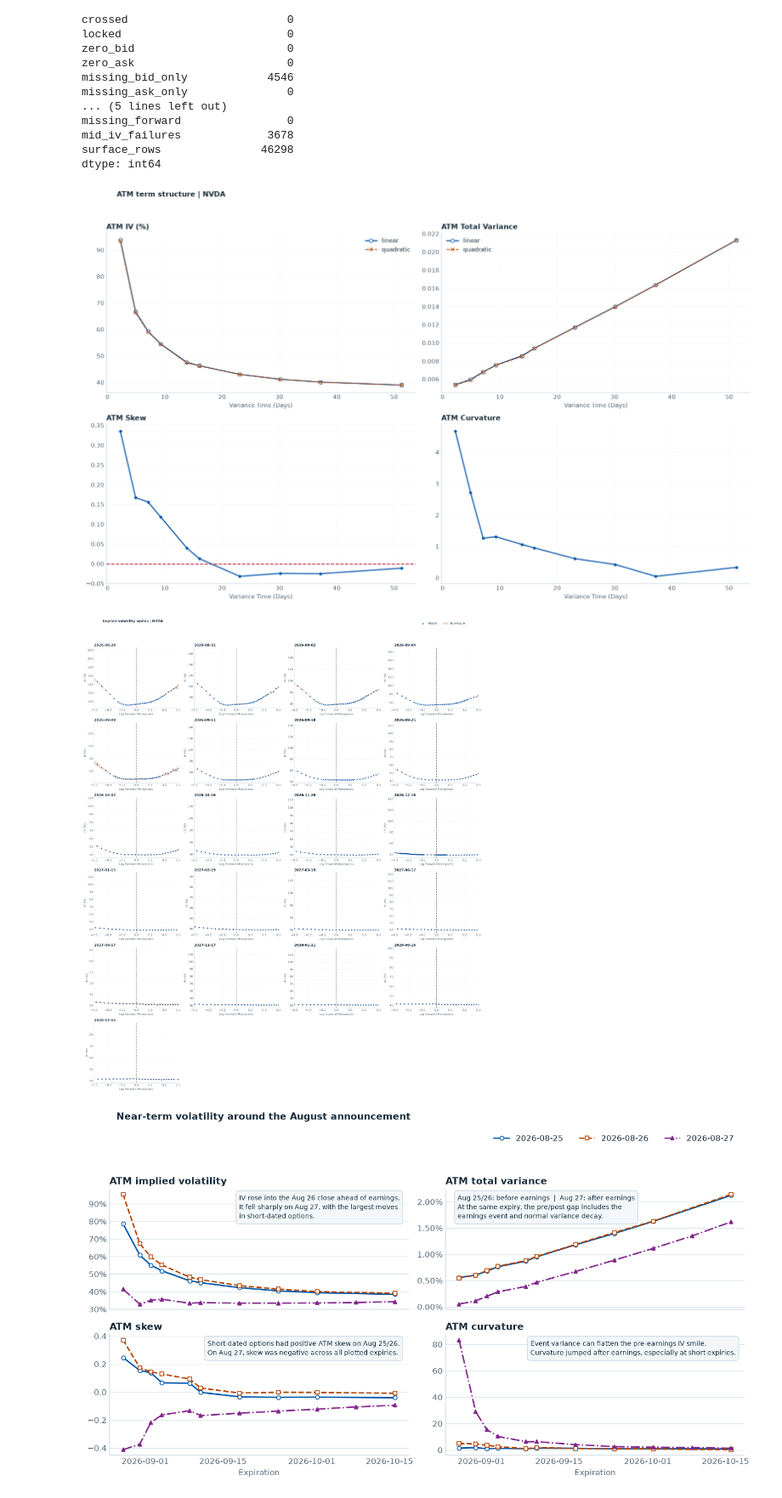
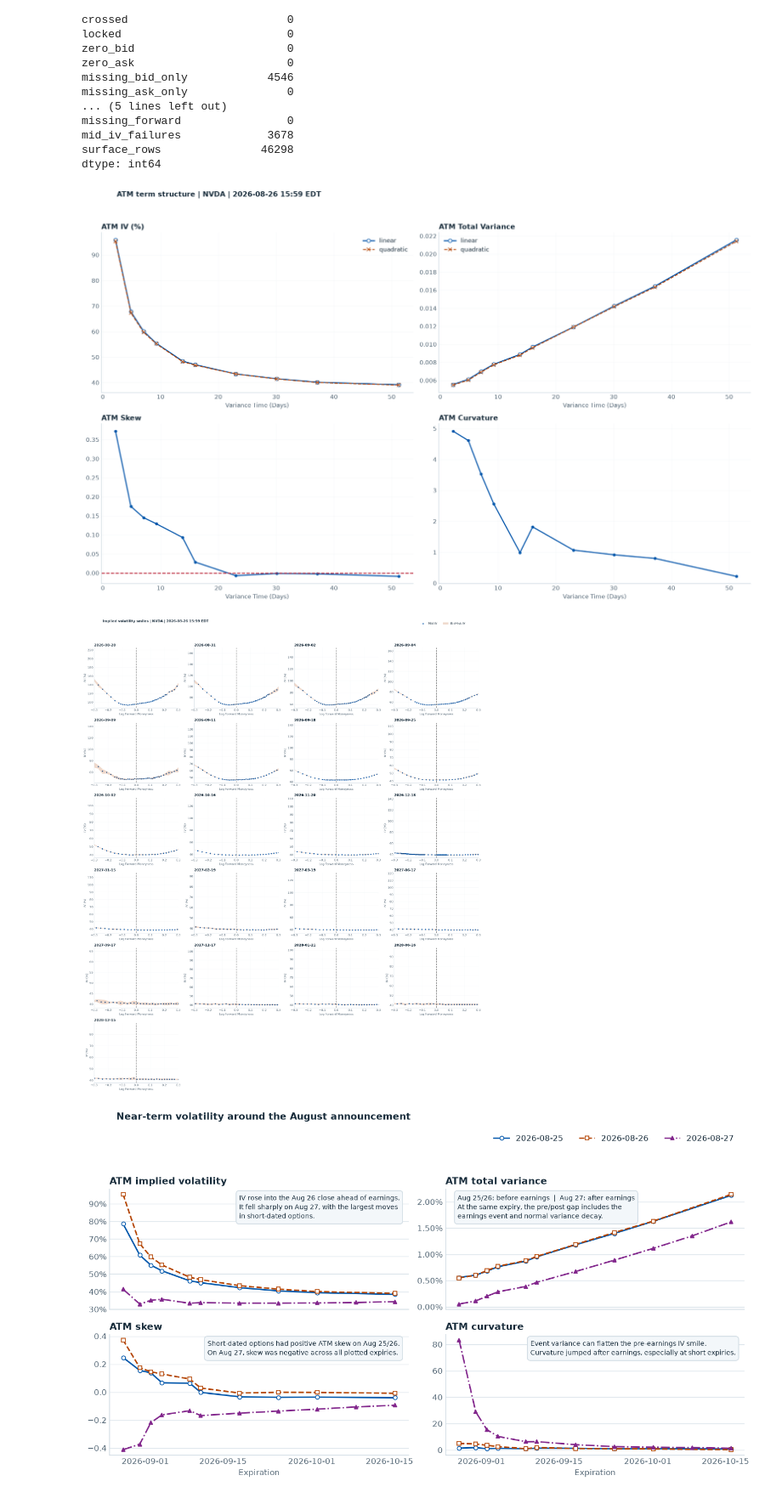
Before and after one commit to tytsai123/event-vol, a Jupyter notebook: event-vol.ipynb, the cells around one changed output. Shown at 85% size. Drawn from its saved outputs; the diff is of its cells as text; code cells hidden in the pictures.

Commit message:
Use consistent close snapshots throughout the notebook

```diff
--- a/event-vol.ipynb
+++ b/event-vol.ipynb
@@ -61,7 +61,13 @@ results = {
 pipeline_result = results["2026-08-26"]
 atm_df = pipeline_result["atm_df"]
 surface_df = pipeline_result["surface_df"]
-snapshot = h.latest_snapshot(atm_df)
+snapshots_by_session = {
+    date: h.latest_snapshot(result["atm_df"])
+    for date, result in results.items()
+}
+snapshot = snapshots_by_session["2026-08-26"]
+snapshot_time = snapshot["ts_recv"].iloc[0]
+snapshot_time_et = snapshot_time.tz_convert("America/New_York")
 
 display(pipeline_result["quality"])
 # %% [output]
@@ -83,25 +89,25 @@ mid_iv_failures             3678
 surface_rows               46298
 dtype: int64
 # %%
-fig, axes = h.plot_atm_term_structure(atm_df, max_dte=60)
+fig, axes = h.plot_atm_term_structure(atm_df, timestamp=snapshot_time, max_dte=60)
 for ax in axes[0]:
     linear, quadratic = ax.lines
     linear.set(color=blue, marker="o", markerfacecolor="white", markersize=6)
     quadratic.set(color=amber, linestyle="--", marker="x", markersize=6, linewidth=1.5)
     ax.legend()
 axes[1, 0].axhline(0, color="#B91C31", linestyle="--", linewidth=1.5)
-fig.suptitle("ATM term structure | NVDA", x=0.055, ha="left", weight="bold")
+fig.suptitle(f"ATM term structure | NVDA | {snapshot_time_et:%Y-%m-%d %H:%M %Z}", x=0.055, ha="left", weight="bold")
 fig.tight_layout(rect=(0, 0, 1, 0.95))
 plt.show()
 
-fig, axes = h.plot_smiles(surface_df)
-fig.suptitle("Implied volatility smiles | NVDA", x=0.055, ha="left", weight="bold")
+fig, axes = h.plot_smiles(surface_df, timestamp=snapshot_time)
+fig.suptitle(f"Implied volatility smiles | NVDA | {snapshot_time_et:%Y-%m-%d %H:%M %Z}", x=0.055, ha="left", weight="bold")
 visible_axes = [ax for ax in axes.flat if ax.get_visible()]
 handles, labels = visible_axes[0].get_legend_handles_labels()
 fig.legend(handles, labels, loc="upper right", ncols=2, bbox_to_anchor=(0.96, 0.98))
 fig.tight_layout(rect=(0, 0, 1, 0.95))
 plt.show()
 # %% [output]
-[figure, old version]
+[figure, new version]
-[figure, old version]
+[figure, new version]
 # %%
```
Also changed, not shown: parts of 5 cells of this notebook, 2 other files.
